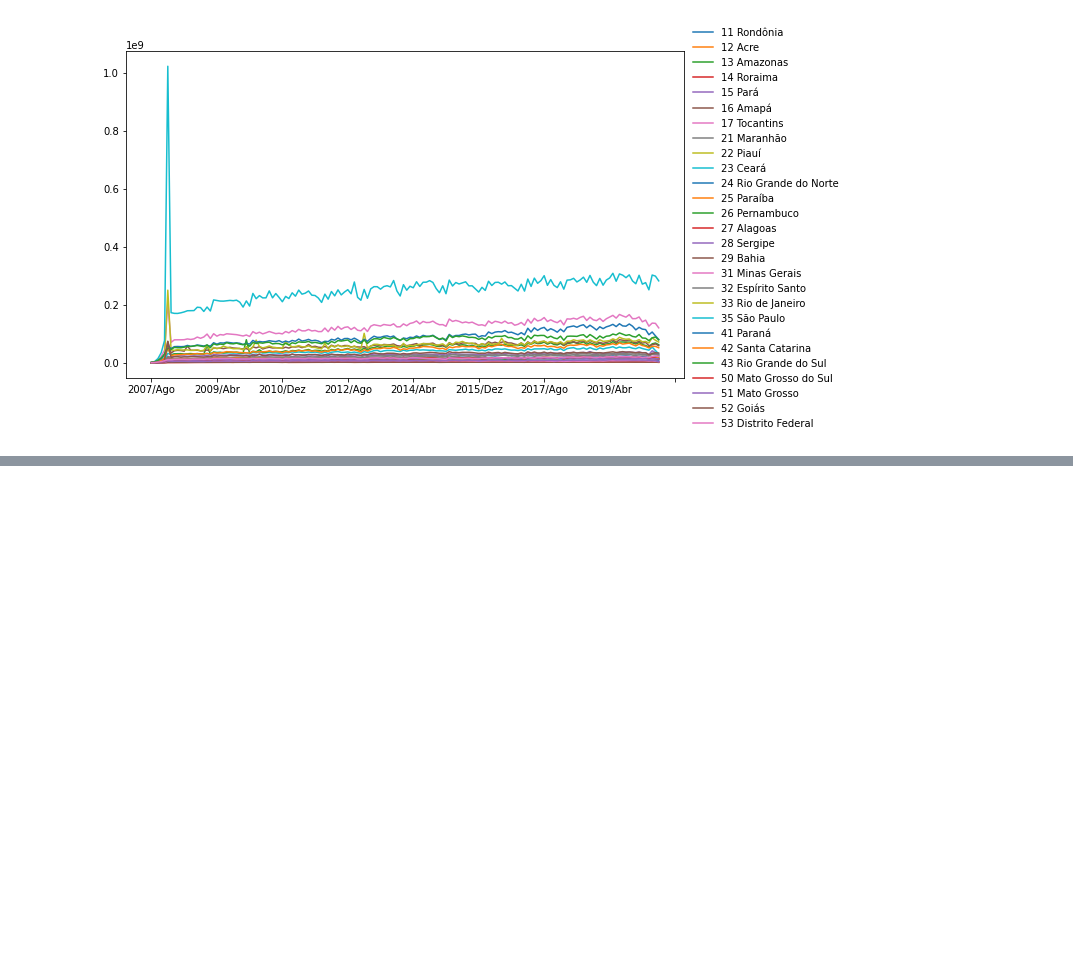
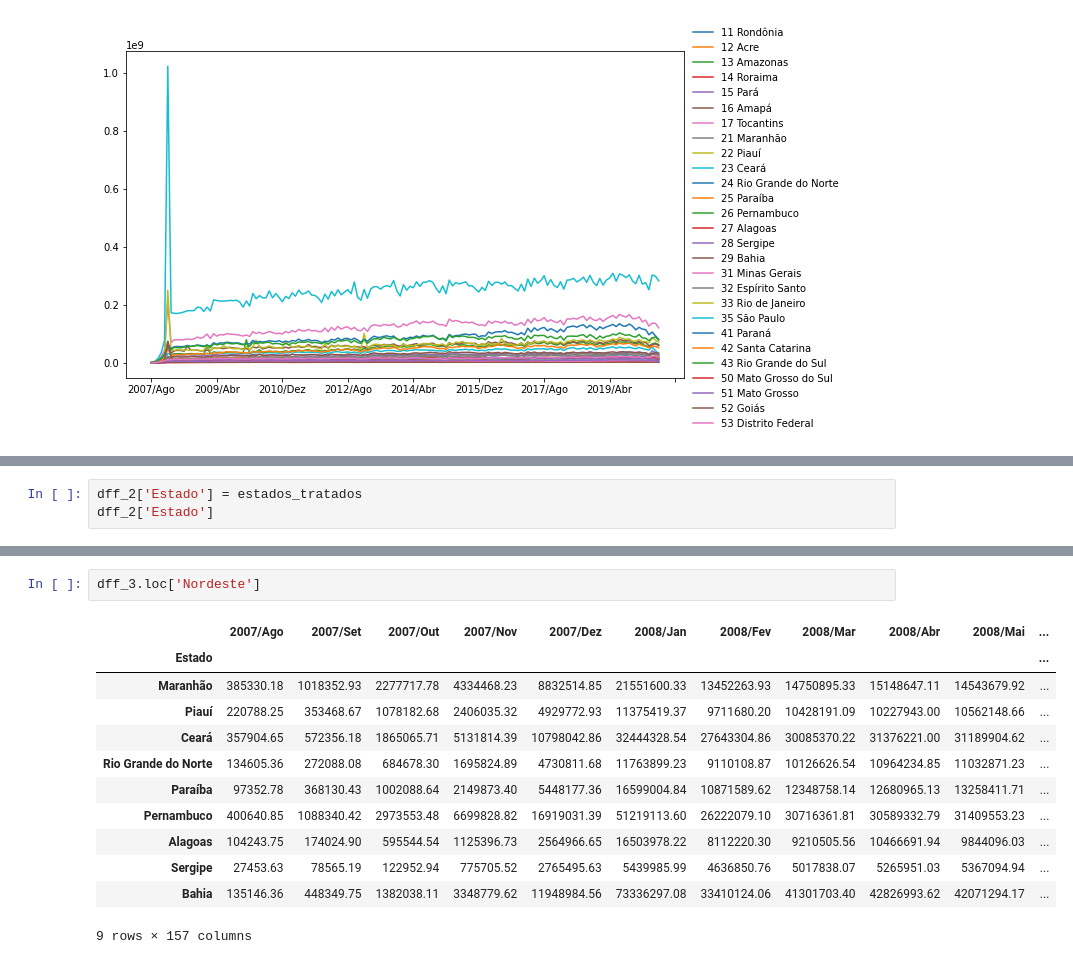
Before and after one commit to luan-prates/bootcamp-ds-aplicada-alura-2021, a Jupyter notebook: Analise_dos_dados_SIH_Datasus.ipynb, the cells around one changed output, grey strips where cells are left out. Saved outputs shown, nothing was run; the diff lists cells and outputs as text; blank space fills up the shorter version.

```diff
--- a/Analise_dos_dados_SIH_Datasus.ipynb
+++ b/Analise_dos_dados_SIH_Datasus.ipynb
@@ -219,0 +278,3 @@ dff_2.T.plot(figsize=(10,6)).legend(bbox_to_anchor=(1, 1.1), frameon=False)
+# %%
+dff_2['Estado'] = estados_tratados
+dff_2['Estado']
@@ -219,0 +350,15 @@ dff_2.T.plot(figsize=(10,6)).legend(bbox_to_anchor=(1, 1.1), frameon=False)
+# %%
+dff_3.loc['Nordeste']
+# %% [output]
+|  | 2007/Ago | 2007/Set | 2007/Out | 2007/Nov | 2007/Dez | 2008/Jan | 2008/Fev | 2008/Mar | 2008/Abr | 2008/Mai | ... |
+| Estado |  |  |  |  |  |  |  |  |  |  | ... |
+| Maranhão | 385330.18 | 1018352.93 | 2277717.78 | 4334468.23 | 8832514.85 | 21551600.33 | 13452263.93 | 14750895.33 | 15148647.11 | 14543679.92 | ... |
+| Piauí | 220788.25 | 353468.67 | 1078182.68 | 2406035.32 | 4929772.93 | 11375419.37 | 9711680.20 | 10428191.09 | 10227943.00 | 10562148.66 | ... |
+| Ceará | 357904.65 | 572356.18 | 1865065.71 | 5131814.39 | 10798042.86 | 32444328.54 | 27643304.86 | 30085370.22 | 31376221.00 | 31189904.62 | ... |
+| Rio Grande do Norte | 134605.36 | 272088.08 | 684678.30 | 1695824.89 | 4730811.68 | 11763899.23 | 9110108.87 | 10126626.54 | 10964234.85 | 11032871.23 | ... |
+| Paraíba | 97352.78 | 368130.43 | 1002088.64 | 2149873.40 | 5448177.36 | 16599004.84 | 10871589.62 | 12348758.14 | 12680965.13 | 13258411.71 | ... |
+| Pernambuco | 400640.85 | 1088340.42 | 2973553.48 | 6699828.82 | 16919031.39 | 51219113.60 | 26222079.10 | 30716361.81 | 30589332.79 | 31409553.23 | ... |
+| Alagoas | 104243.75 | 174024.90 | 595544.54 | 1125396.73 | 2564966.65 | 16503978.22 | 8112220.30 | 9210505.56 | 10466691.94 | 9844096.03 | ... |
+| Sergipe | 27453.63 | 78565.19 | 122952.94 | 775705.52 | 2765495.63 | 5439985.99 | 4636850.76 | 5017838.07 | 5265951.03 | 5367094.94 | ... |
+| Bahia | 135146.36 | 448349.75 | 1382038.11 | 3348779.62 | 11948984.56 | 73336297.08 | 33410124.06 | 41301703.40 | 42826993.62 | 42071294.17 | ... |
+9 rows × 157 columns
```
Also changed, not shown: parts of 19 cells of this notebook.
